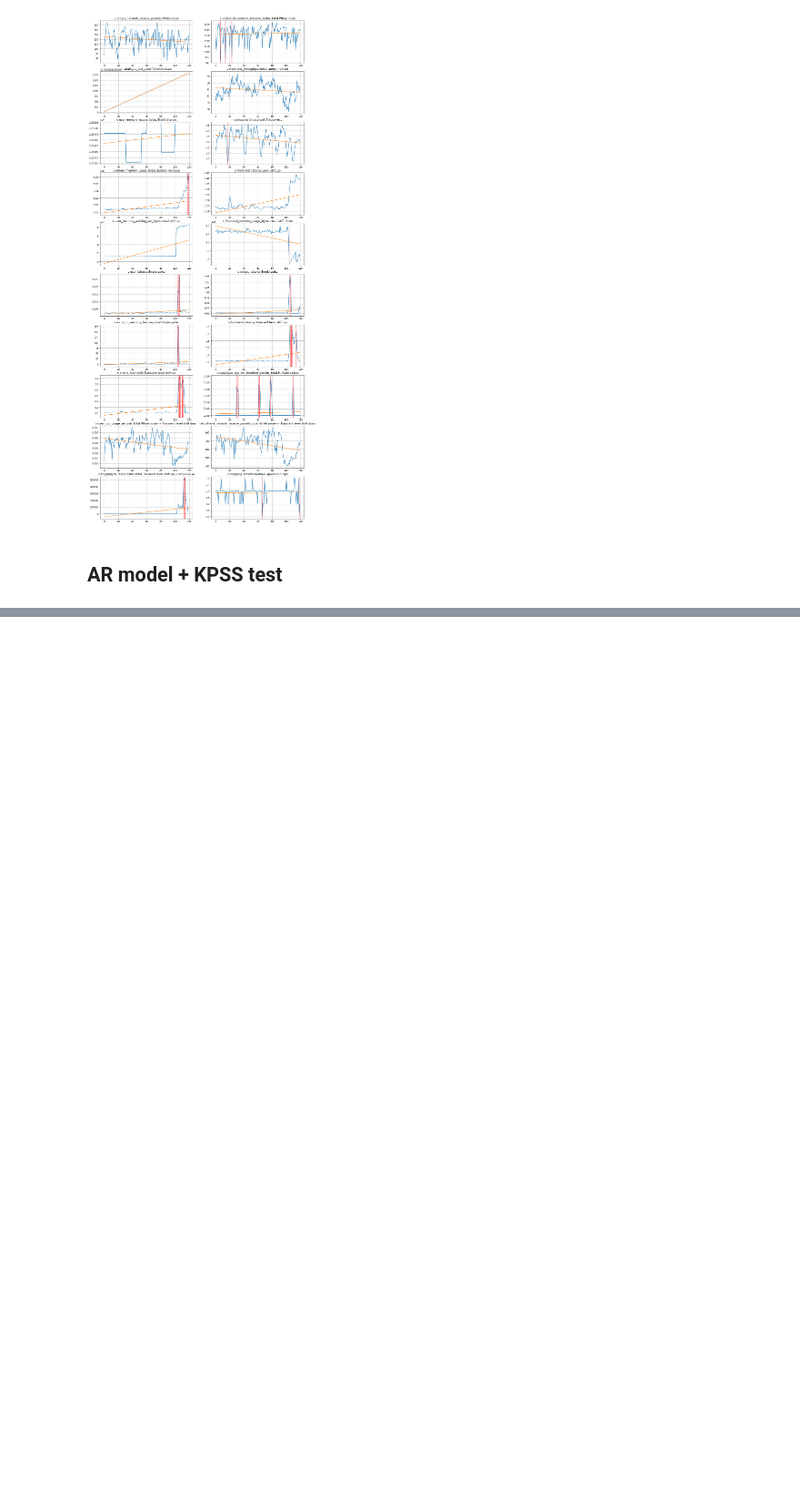
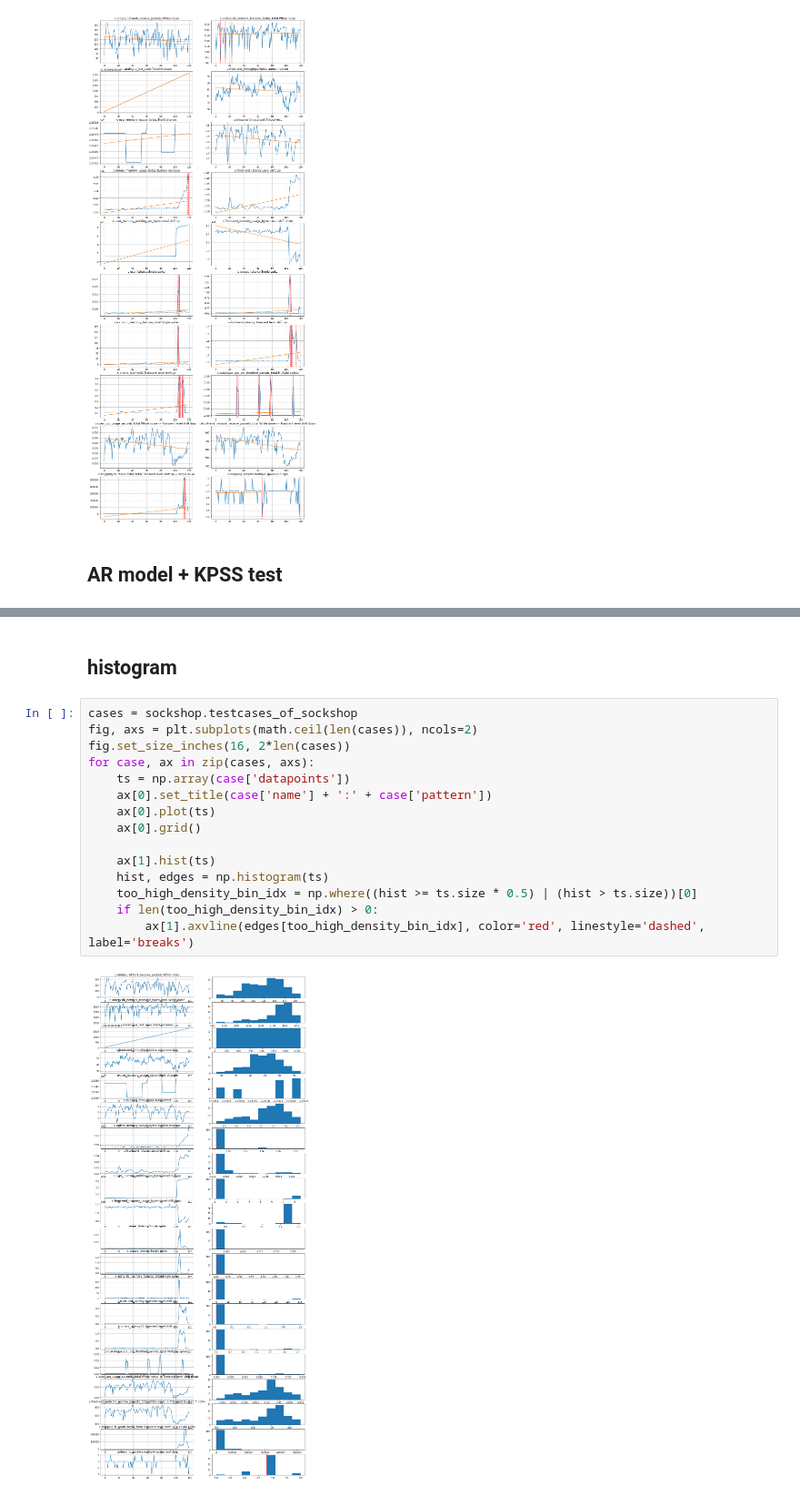
Before and after one commit to ai4sre/meltria-analyzer, a Jupyter notebook: notebooks/kpsstest.ipynb, the cells around one changed output, grey strips where cells are left out. Shown at 91% size. Saved outputs shown, nothing was run; the diff lists cells and outputs as text; blank space fills up the shorter version.

```diff
--- a/notebooks/kpsstest.ipynb
+++ b/notebooks/kpsstest.ipynb
@@ -200,0 +329,19 @@ for case, ax in zip(cases, axs.flatten()):
+# %% [markdown]
+## histogram
+# %%
+cases = sockshop.testcases_of_sockshop
+fig, axs = plt.subplots(math.ceil(len(cases)), ncols=2)
+fig.set_size_inches(16, 2*len(cases))
+for case, ax in zip(cases, axs):
+    ts = np.array(case['datapoints'])
+    ax[0].set_title(case['name'] + ':' + case['pattern'])
+    ax[0].plot(ts)
+    ax[0].grid()
+
+    ax[1].hist(ts)
+    hist, edges = np.histogram(ts)
+    too_high_density_bin_idx = np.where((hist >= ts.size * 0.5) | (hist > ts.size))[0]
+    if len(too_high_density_bin_idx) > 0:
+        ax[1].axvline(edges[too_high_density_bin_idx], color='red', linestyle='dashed', label='breaks')
+# %% [output]
+[figure, added]
```
Also changed, not shown: parts of 9 cells of this notebook.
